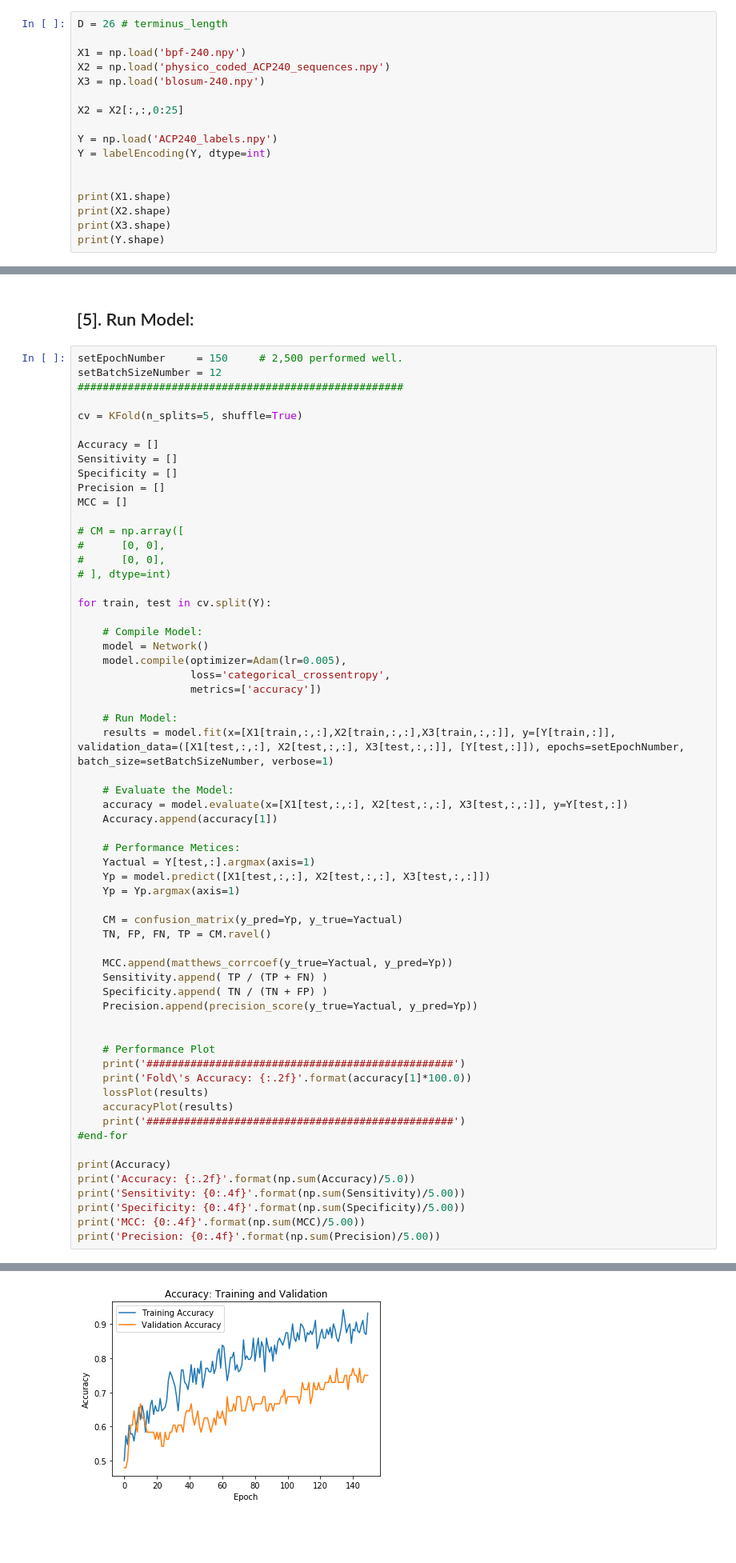
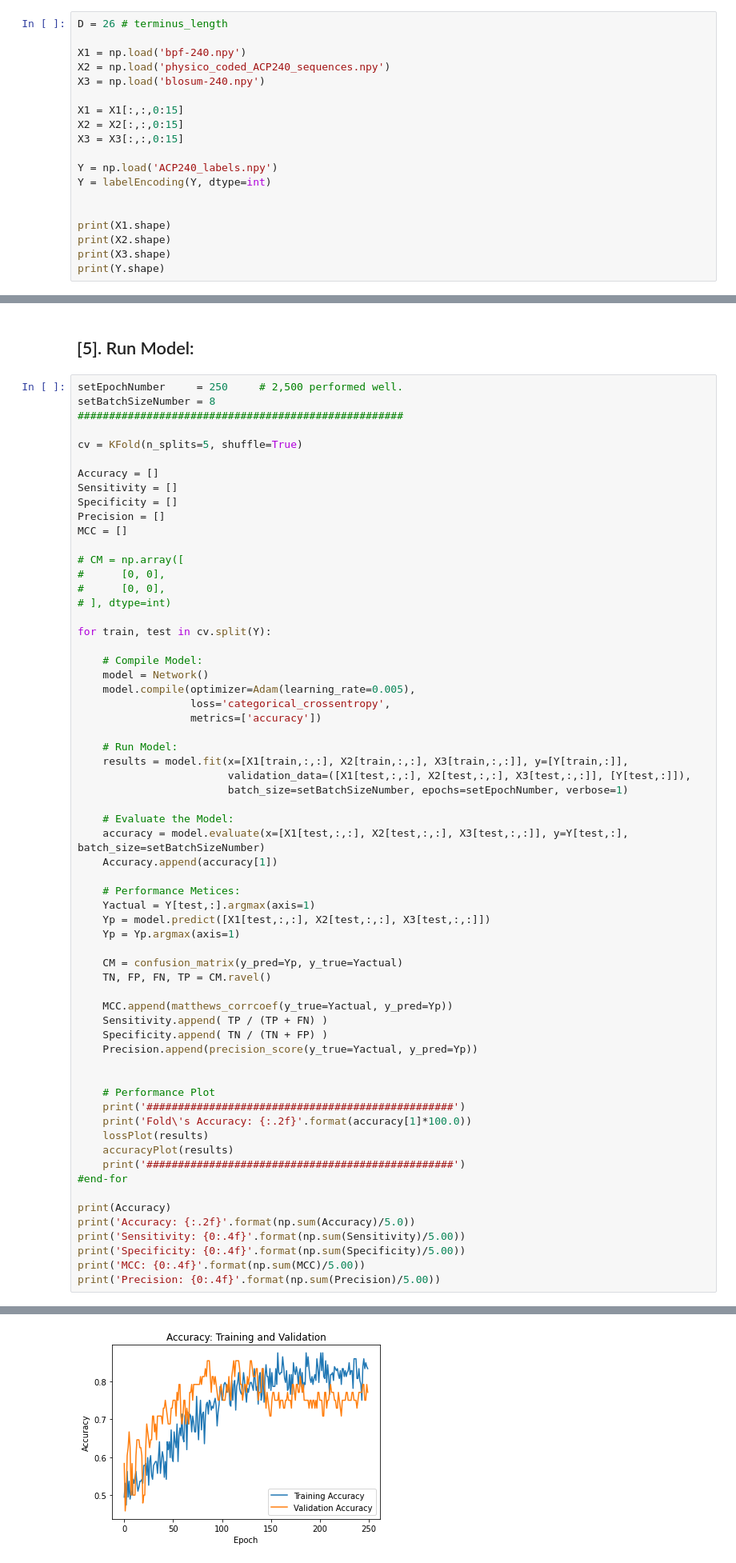
Before and after one commit to mrzResearchArena/Anticancer-Peptides-CNN, a Jupyter notebook: ACP-240.ipynb, the cells around one changed output, grey strips where cells are left out. Shown at 80% size. Drawn from its saved outputs; the diff is of its cells as text; blank space fills up the shorter version.

```diff
--- a/ACP-240.ipynb
+++ b/ACP-240.ipynb
@@ -87,7 +103,9 @@ X1 = np.load('bpf-240.npy')
 X2 = np.load('physico_coded_ACP240_sequences.npy')
 X3 = np.load('blosum-240.npy')
 
-X2 = X2[:,:,0:25]
+X1 = X1[:,:,0:15]
+X2 = X2[:,:,0:15]
+X3 = X3[:,:,0:15]
 
 Y = np.load('ACP240_labels.npy')
 Y = labelEncoding(Y, dtype=int)
@@ -217,8 +242,8 @@ ________________________________________________________________________________
 # %% [markdown]
 ## [5]. Run Model:
 # %%
-setEpochNumber     = 150     # 2,500 performed well.
-setBatchSizeNumber = 12
+setEpochNumber     = 250     # 2,500 performed well.
+setBatchSizeNumber = 8
 ####################################################
 
 cv = KFold(n_splits=5, shuffle=True)
@@ -238,15 +263,17 @@ for train, test in cv.split(Y):
 
     # Compile Model:
     model = Network()
-    model.compile(optimizer=Adam(lr=0.005),
+    model.compile(optimizer=Adam(learning_rate=0.005),
                   loss='categorical_crossentropy',
                   metrics=['accuracy'])
 
     # Run Model:
-    results = model.fit(x=[X1[train,:,:],X2[train,:,:],X3[train,:,:]], y=[Y[train,:]], validation_data=([X1[test,:,:], X2[test,:,:], X3[test,:,:]], [Y[test,:]]), epochs=setEpochNumber, batch_size=setBatchSizeNumber, verbose=1)
+    results = model.fit(x=[X1[train,:,:], X2[train,:,:], X3[train,:,:]], y=[Y[train,:]],
+                        validation_data=([X1[test,:,:], X2[test,:,:], X3[test,:,:]], [Y[test,:]]),
+                        batch_size=setBatchSizeNumber, epochs=setEpochNumber, verbose=1)
 
     # Evaluate the Model:
-    accuracy = model.evaluate(x=[X1[test,:,:], X2[test,:,:], X3[test,:,:]], y=Y[test,:])
+    accuracy = model.evaluate(x=[X1[test,:,:], X2[test,:,:], X3[test,:,:]], y=Y[test,:], batch_size=setBatchSizeNumber)
     Accuracy.append(accuracy[1])
 
     # Performance Metices:
@@ -337,3 +364,3 @@ Fold's Accuracy: 75.00
-[figure, old version]
+[figure, new version]
 #################################################
 Train on 192 samples, validate on 48 samples
```
Also changed, not shown: parts of 11 cells of this notebook.
